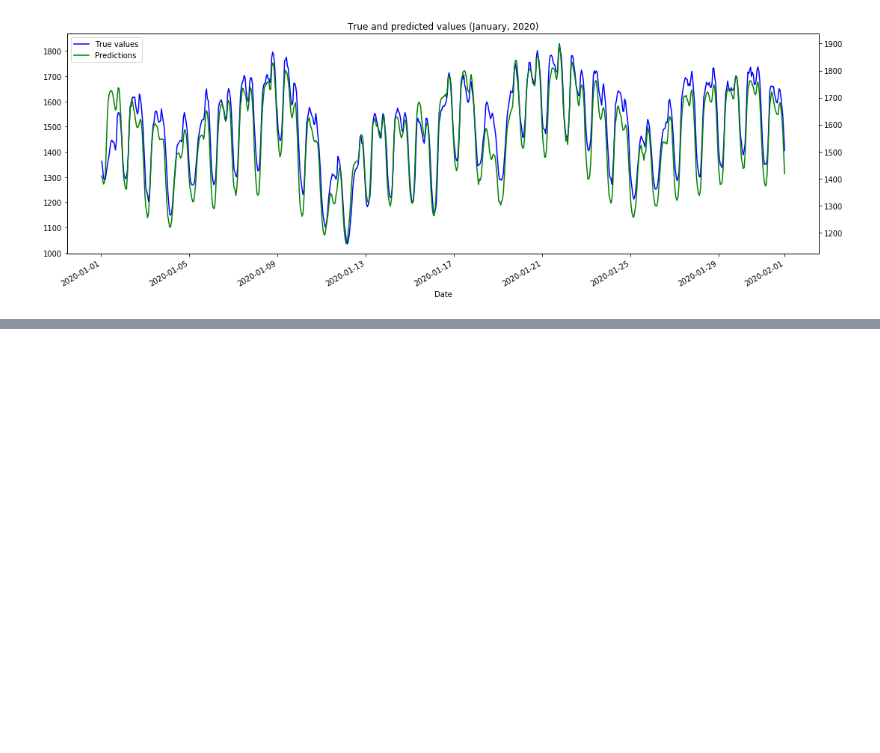
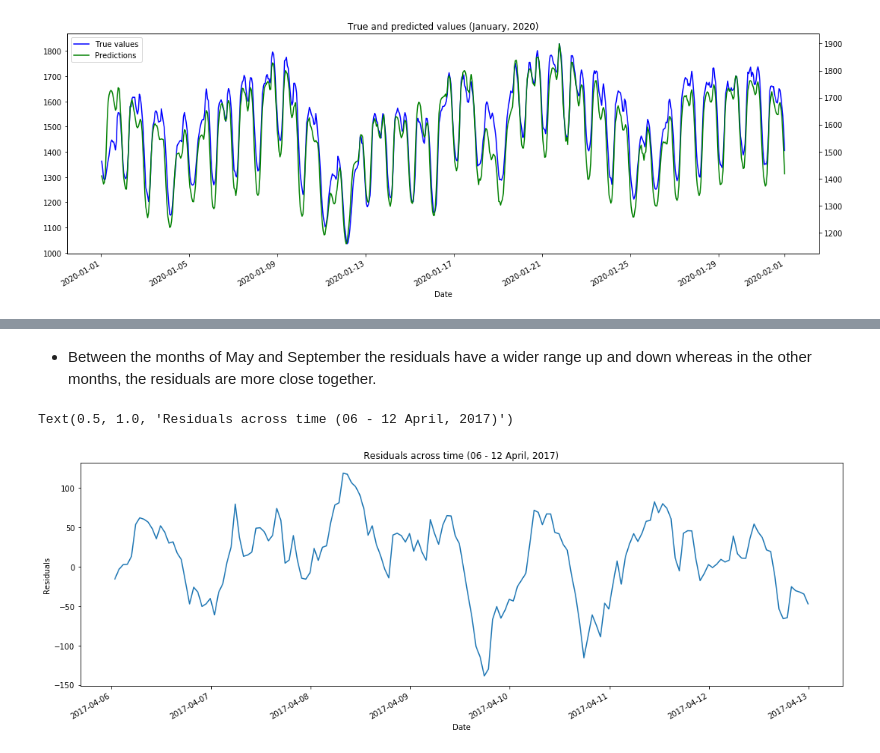
Before and after one commit to dvallea/Data_challenges, a Jupyter notebook: Milestone_1.ipynb, the cells around one changed output, grey strips where cells are left out. Saved outputs shown, nothing was run; the diff lists cells and outputs as text; code cells hidden in the pictures; blank space fills up the shorter version.

```diff
--- a/Milestone_1.ipynb
+++ b/Milestone_1.ipynb
@@ -388,0 +428,11 @@ See the caveats in the documentation: https://pandas.pydata.org/pandas-docs/stab
+# %% [markdown]
+- Between the months of May and September the residuals have a wider range up and down whereas in the other months, the residuals are more close together.
+# %%
+# Visualize residuals on training data for a specific week
+plt.figure(figsize=(18,6))
+training['2017-04-06':'2017-04-12']['resid'].plot()
+plt.ylabel('Residuals')
+plt.title('Residuals across time (06 - 12 April, 2017)')
+# %% [output]
+Text(0.5, 1.0, 'Residuals across time (06 - 12 April, 2017)')
+[figure, added]
```
Also changed, not shown: parts of 30 cells of this notebook.
